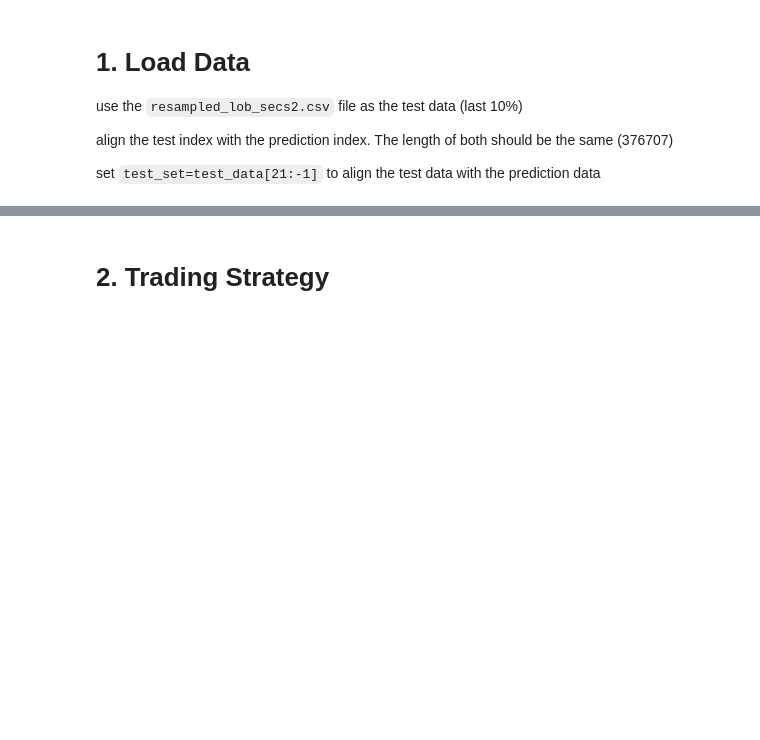
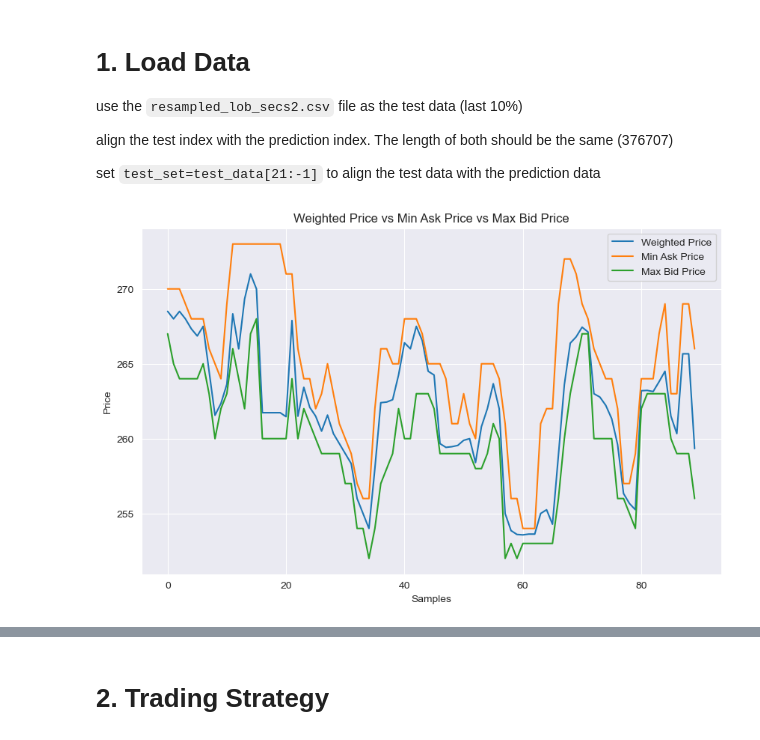
Before and after one commit to UoB-DSMP-2023-24/dsmp-2024-group23, a Jupyter notebook: Final/Modeling/LSTM_Strategy.ipynb, the cells around one changed output, grey strips where cells are left out. Cells and saved outputs as stored; diff of their text form; code cells hidden in the pictures; blank space fills up the shorter version.

```diff
--- a/Final/Modeling/LSTM_Strategy.ipynb
+++ b/Final/Modeling/LSTM_Strategy.ipynb
@@ -29,6 +32,18 @@ lob_data=pd.read_csv('E:\\Bristol\\mini_project\\JPMorgan_Set01\\test_datasets\\
 
 loaded_pred=np.load('./saved_models_regression/predictions_new3.npy')
 loaded_true=np.load('./saved_models_regression/actuals_new3.npy')
+# %%
+plt.figure(figsize=(10,6))
+plt.plot(lob_data['price'][10:100].values, label='Weighted Price')
+plt.plot(lob_data['Min Ask Price'][10:100].values, label='Min Ask Price')
+plt.plot(lob_data['Max Bid Price'][10:100].values, label='Max Bid Price')
+plt.legend()
+plt.title('Weighted Price vs Min Ask Price vs Max Bid Price')
+plt.ylabel('Price')
+plt.xlabel('Samples')
+plt.show()
+# %% [output]
+[figure, added]
 # %%
 split_index=int(0.9*len(lob_data))
 train_data=lob_data.iloc[:split_index]
```
Also changed, not shown: parts of 18 cells of this notebook.
